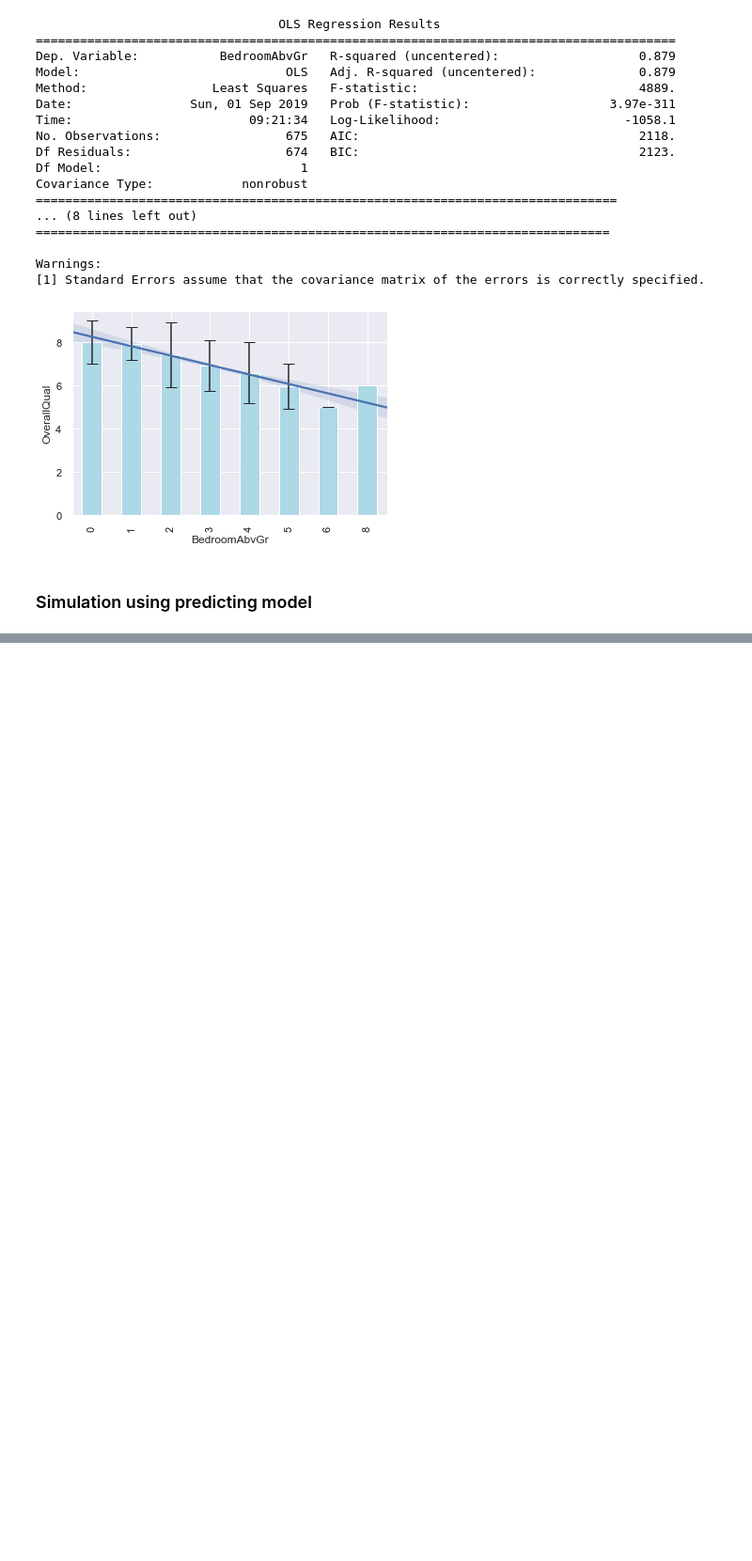
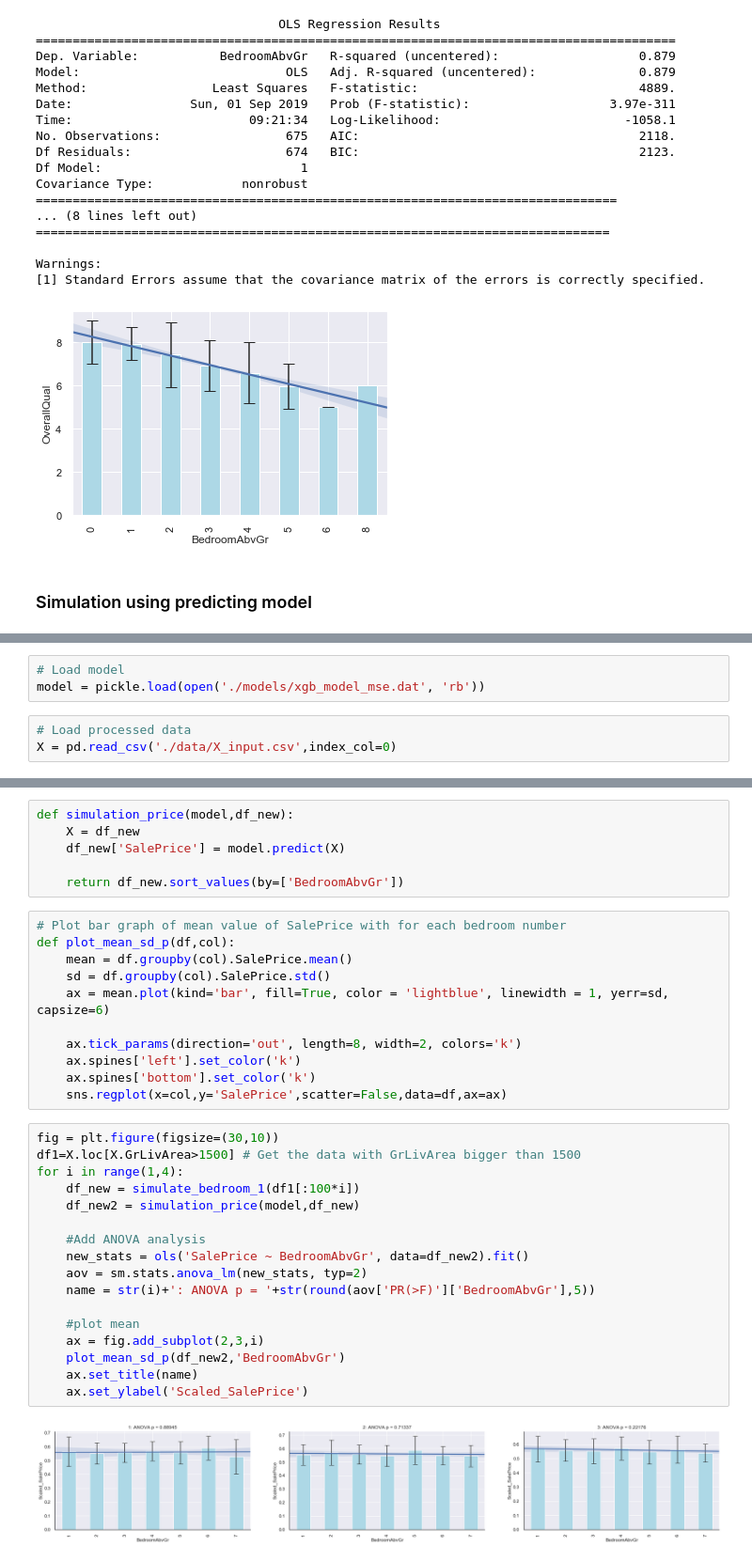
Before and after one commit to Shunling/CapstoneProjects, a Jupyter notebook: HousePriceRegression/Shirley_HousePriceRegression_EDA_StoryTelling.ipynb, the cells around one changed output, grey strips where cells are left out. Shown at 94% size. Drawn from its saved outputs; the diff is of its cells as text; blank space fills up the shorter version.

Commit message:
simulation

```diff
--- a/HousePriceRegression/Shirley_HousePriceRegression_EDA_StoryTelling.ipynb
+++ b/HousePriceRegression/Shirley_HousePriceRegression_EDA_StoryTelling.ipynb
@@ -326,0 +330,6 @@ Warnings:
+# %%
+# Load model
+model = pickle.load(open('./models/xgb_model_mse.dat', 'rb'))
+# %%
+# Load processed data
+X = pd.read_csv('./data/X_input.csv',index_col=0)
@@ -326,0 +351,36 @@ Warnings:
+# %%
+def simulation_price(model,df_new):
+    X = df_new
+    df_new['SalePrice'] = model.predict(X)
+
+    return df_new.sort_values(by=['BedroomAbvGr'])
+# %%
+# Plot bar graph of mean value of SalePrice with for each bedroom number
+def plot_mean_sd_p(df,col):
+    mean = df.groupby(col).SalePrice.mean()
+    sd = df.groupby(col).SalePrice.std()
+    ax = mean.plot(kind='bar', fill=True, color = 'lightblue', linewidth = 1, yerr=sd, capsize=6)
+
+    ax.tick_params(direction='out', length=8, width=2, colors='k')
+    ax.spines['left'].set_color('k')
+    ax.spines['bottom'].set_color('k')
+    sns.regplot(x=col,y='SalePrice',scatter=False,data=df,ax=ax)
+# %%
+fig = plt.figure(figsize=(30,10))
+df1=X.loc[X.GrLivArea>1500] # Get the data with GrLivArea bigger than 1500
+for i in range(1,4):
+    df_new = simulate_bedroom_1(df1[:100*i])
+    df_new2 = simulation_price(model,df_new)
+
+    #Add ANOVA analysis
+    new_stats = ols('SalePrice ~ BedroomAbvGr', data=df_new2).fit()
+    aov = sm.stats.anova_lm(new_stats, typ=2)
+    name = str(i)+': ANOVA p = '+str(round(aov['PR(>F)']['BedroomAbvGr'],5))
+
+    #plot mean
+    ax = fig.add_subplot(2,3,i)
+    plot_mean_sd_p(df_new2,'BedroomAbvGr')
+    ax.set_title(name)
+    ax.set_ylabel('Scaled_SalePrice')
+# %% [output]
+[figure, added]
```
Also changed, not shown: parts of 8 cells of this notebook.
